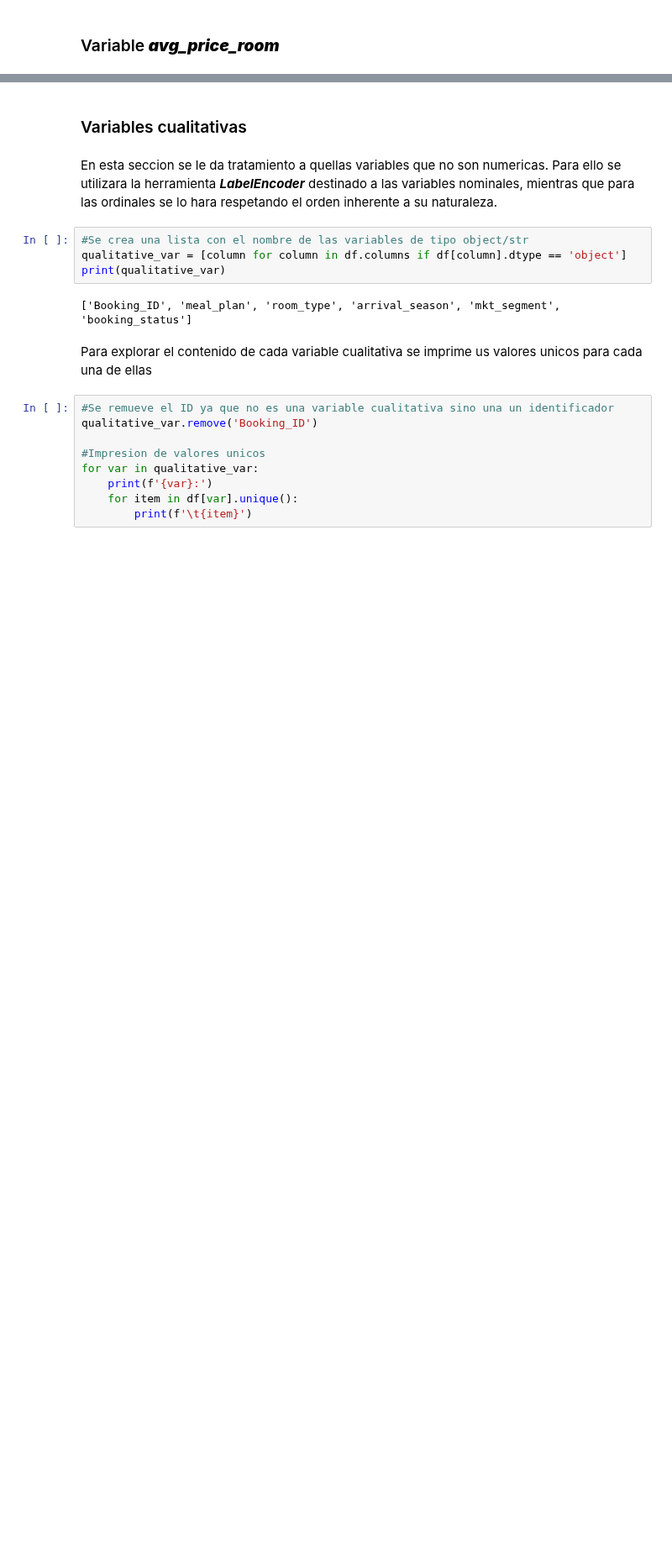
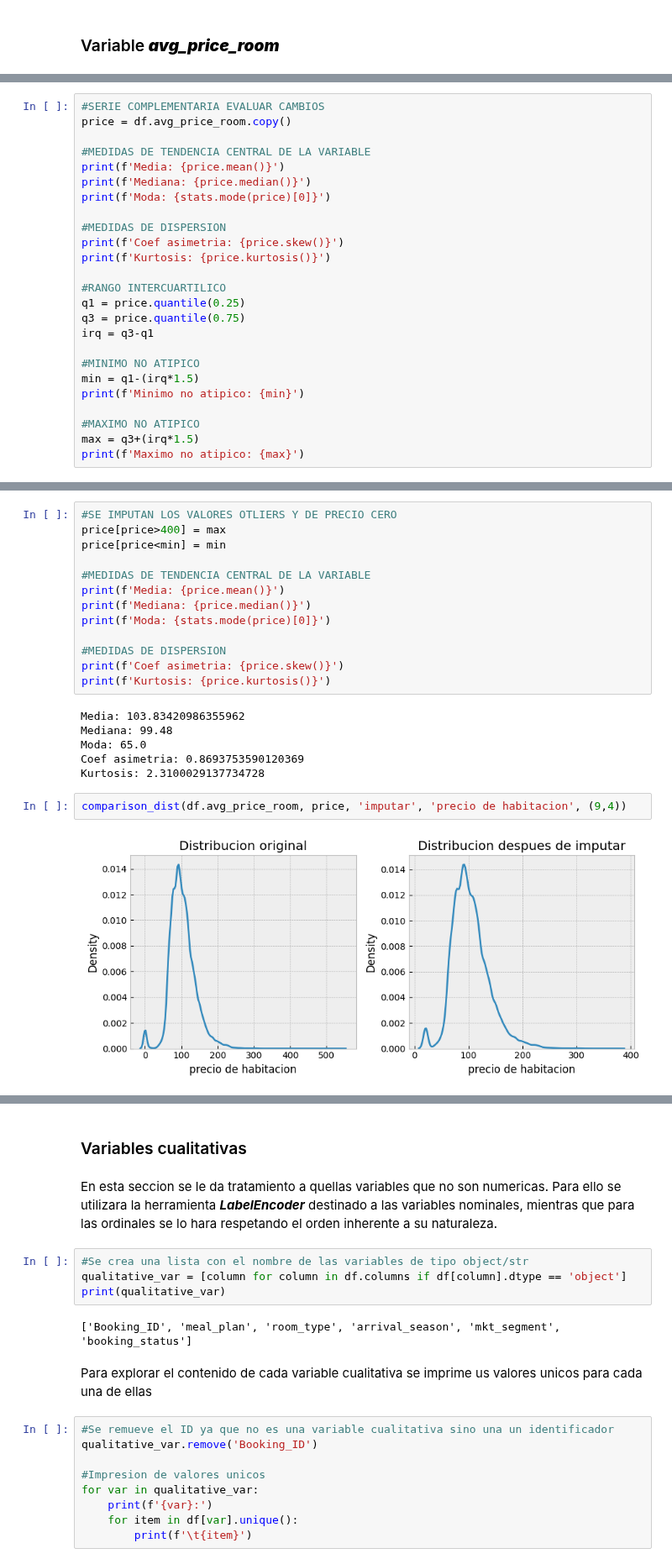
Before and after one commit to arielRas/CoderHouseDataScience-ProyectoFinal, a Jupyter notebook: DataWrangling.ipynb, the cells around one changed output, grey strips where cells are left out. Shown at 84% size. Saved outputs shown, nothing was run; the diff lists cells and outputs as text; blank space fills up the shorter version.

```diff
--- a/DataWrangling.ipynb
+++ b/DataWrangling.ipynb
@@ -375,0 +371,25 @@ df.avg.
+# %%
+#SERIE COMPLEMENTARIA EVALUAR CAMBIOS
+price = df.avg_price_room.copy()
+
+#MEDIDAS DE TENDENCIA CENTRAL DE LA VARIABLE
+print(f'Media: {price.mean()}')
+print(f'Mediana: {price.median()}')
+print(f'Moda: {stats.mode(price)[0]}')
+
+#MEDIDAS DE DISPERSION
+print(f'Coef asimetria: {price.skew()}')
+print(f'Kurtosis: {price.kurtosis()}')
+
+#RANGO INTERCUARTILICO
+q1 = price.quantile(0.25)
+q3 = price.quantile(0.75)
+irq = q3-q1
+
+#MINIMO NO ATIPICO
+min = q1-(irq*1.5)
+print(f'Minimo no atipico: {min}')
+
+#MAXIMO NO ATIPICO
+max = q3+(irq*1.5)
+print(f'Maximo no atipico: {max}')
@@ -375,0 +410,23 @@ df.avg.
+# %%
+#SE IMPUTAN LOS VALORES OTLIERS Y DE PRECIO CERO
+price[price>400] = max
+price[price<min] = min
+
+#MEDIDAS DE TENDENCIA CENTRAL DE LA VARIABLE
+print(f'Media: {price.mean()}')
+print(f'Mediana: {price.median()}')
+print(f'Moda: {stats.mode(price)[0]}')
+
+#MEDIDAS DE DISPERSION
+print(f'Coef asimetria: {price.skew()}')
+print(f'Kurtosis: {price.kurtosis()}')
+# %% [output]
+Media: 103.83420986355962
+Mediana: 99.48
+Moda: 65.0
+Coef asimetria: 0.8693753590120369
+Kurtosis: 2.3100029137734728
+# %%
+comparison_dist(df.avg_price_room, price, 'imputar', 'precio de habitacion', (9,4))
+# %% [output]
+[figure, added]
```
Also changed, not shown: parts of 23 cells of this notebook.
